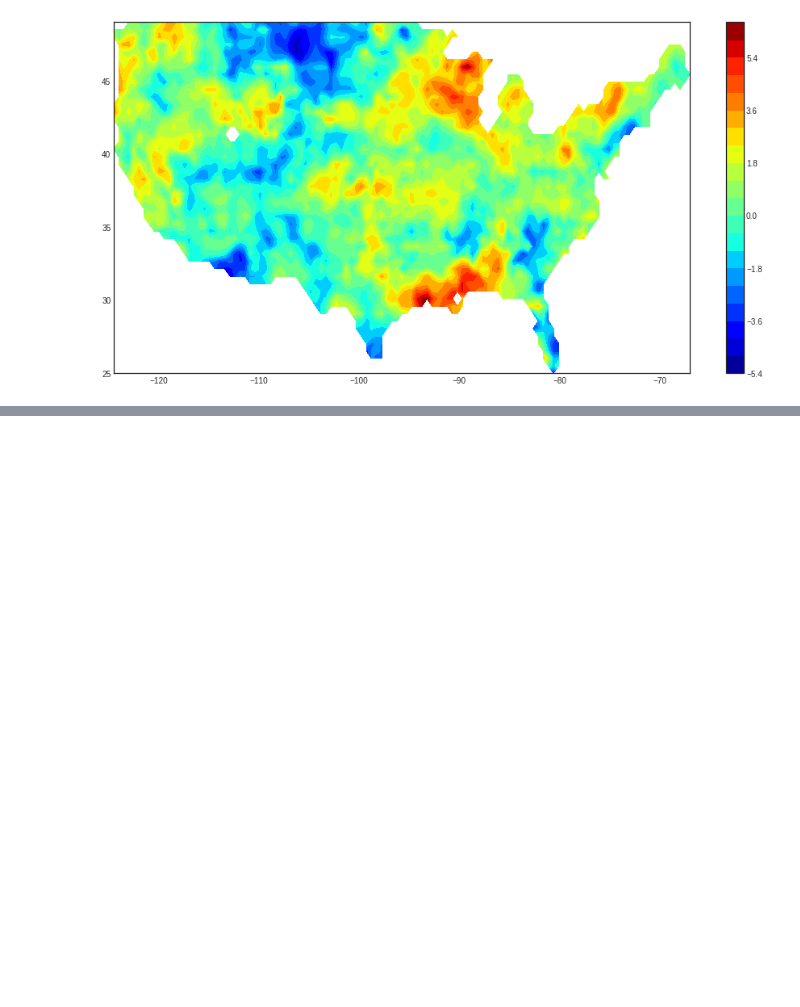
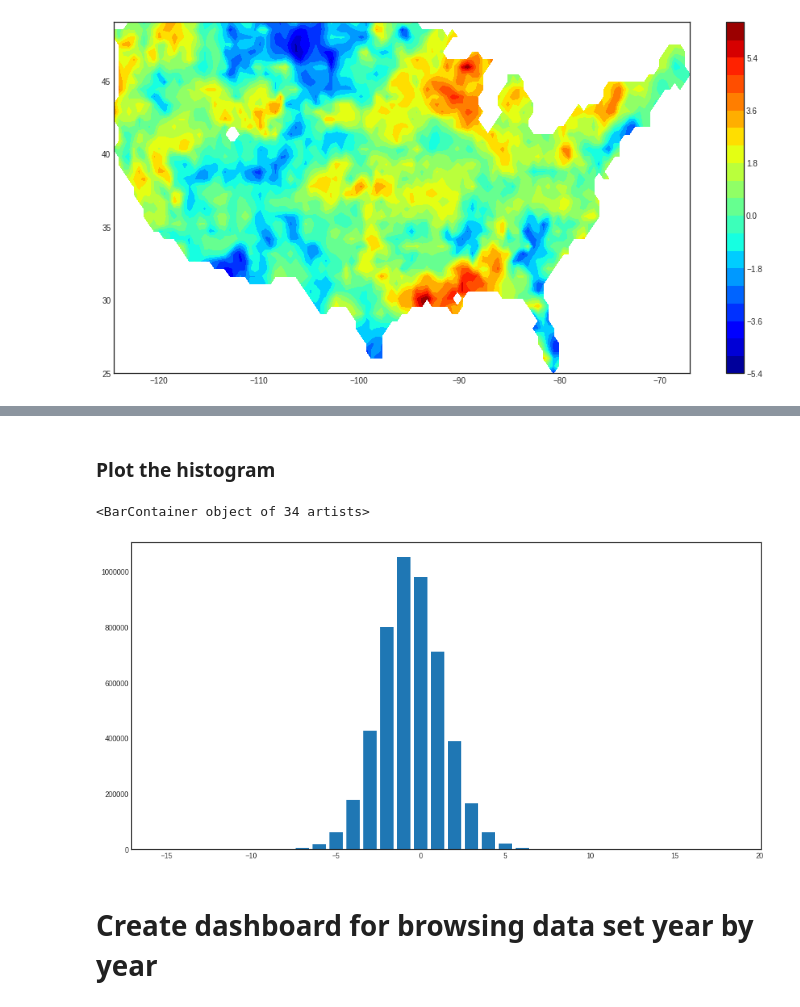
Before and after one commit to openskope/skope-notebooks, a Jupyter notebook: download_lbda_v2_dataset_from_noaa.ipynb, the cells around one changed output, grey strips where cells are left out. Drawn from its saved outputs; the diff is of its cells as text; code cells hidden in the pictures; blank space fills up the shorter version.

Commit message:
Analyze distribution of values in dataset

```diff
--- a/download_lbda_v2_dataset_from_noaa.ipynb
+++ b/download_lbda_v2_dataset_from_noaa.ipynb
@@ -260,0 +272,4 @@ plt.colorbar();
+# %%
+full_dataset_array = dataset.GetVirtualMemArray()
+full_dataset_masked_array = np.ma.array(full_dataset_array, mask = np.isnan(full_dataset_array))
+full_dataset_masked_array.shape
@@ -260,0 +280,8 @@ plt.colorbar();
+# %%
+dataset_min  = np.amin(full_dataset_masked_array)
+dataset_max  = np.amax(full_dataset_masked_array)
+dataset_mean = np.mean(full_dataset_masked_array)
+
+print('max : %8.4f' % (dataset_max))
+print('mean: %8.4f' % (dataset_mean))
+print('min : %8.4f' % (dataset_min))
@@ -260,0 +294,8 @@ plt.colorbar();
+# %%
+dataset_ceiling = math.ceil(dataset_max) + 1
+dataset_floor = math.floor(dataset_min) - 1
+dataset_bin_count = dataset_ceiling - dataset_floor + 1
+
+print('ceiling: %3d' % (dataset_ceiling))
+print('floor  : %3d' % (dataset_floor))
+print('bins   : %3d' % (dataset_bin_count))
@@ -260,0 +308,13 @@ plt.colorbar();
+# %%
+bin_boundaries = np.linspace(dataset_floor, dataset_ceiling, dataset_bin_count)
+
+digitized = np.digitize(full_dataset_masked_array, bin_boundaries, right=True)
+digitize_indices, digitize_counts = np.unique(digitized, return_counts=True)
+bin_starts = bin_boundaries[:-1]
+
+bin_counts = [0 for x in range(dataset_ceiling - dataset_floor + 1)]
+for key, value in zip(digitize_indices, digitize_counts):
+    bin_counts[key-1] = value
+
+bins = pd.DataFrame({'gte': bin_starts, 'lt': bin_starts+1, 'count': bin_counts[:-1]})
+HTML(bins.to_html(index=False))
@@ -260,0 +339,10 @@ plt.colorbar();
+# %% [markdown]
+### Plot the histogram
+# %%
+plt.figure(figsize=(16,8))
+plt.bar(x=bins['gte'], height=bins['count'])
+# %% [output]
+<BarContainer object of 34 artists>
+[figure, added]
+# %% [markdown]
+# Create dashboard for browsing data set year by year
```
Also changed, not shown: parts of 20 cells of this notebook.
